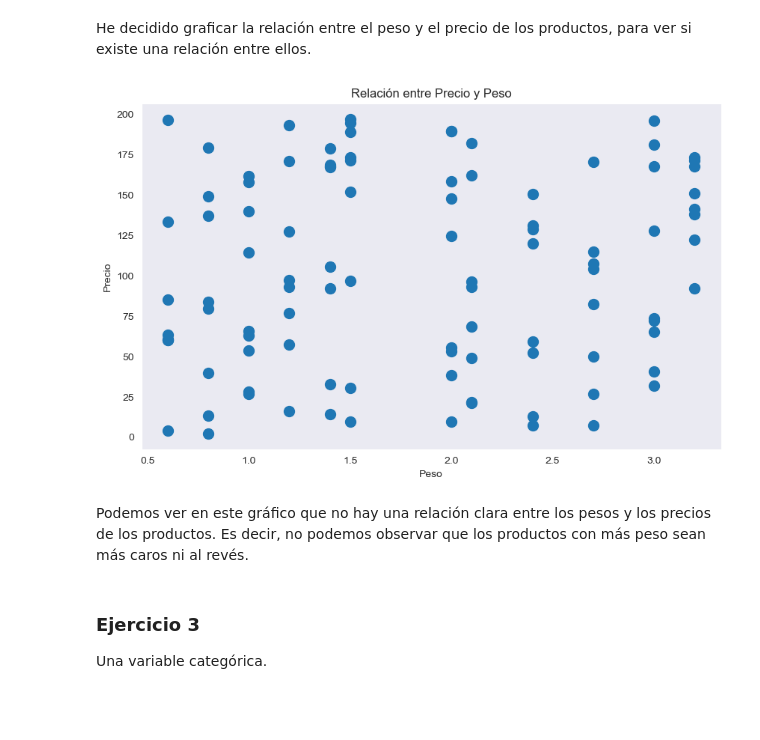
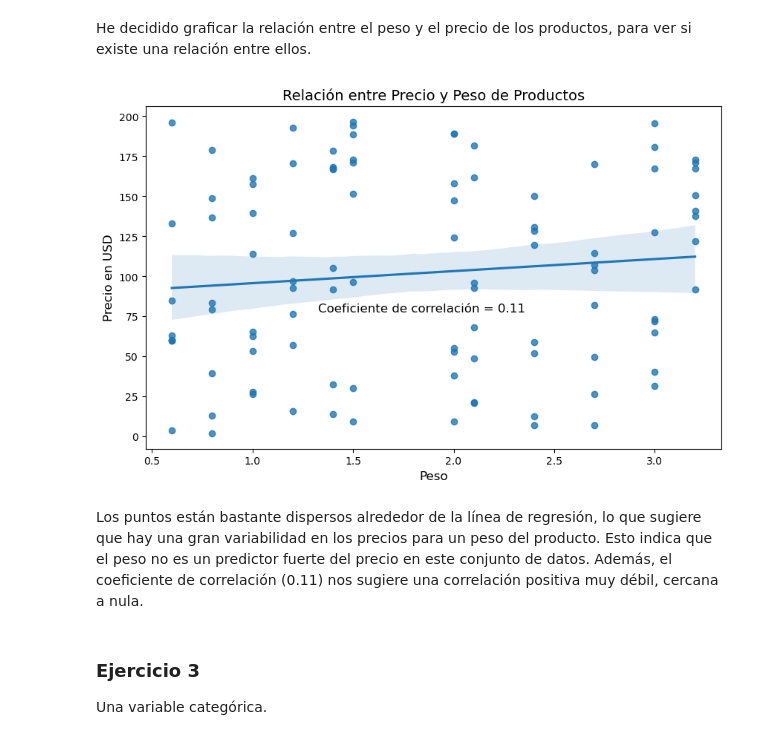
Before and after one commit to Tinilith/Curs-Data-Analytics, a Jupyter notebook: Sprint_8_1/Sprint_8_1_V5_jupyter.ipynb, the cells around one changed output. Cells and saved outputs as stored; diff of their text form; code cells hidden in the pictures; blank space fills up the shorter version.

```diff
--- a/Sprint_8_1/Sprint_8_1_V5_jupyter.ipynb
+++ b/Sprint_8_1/Sprint_8_1_V5_jupyter.ipynb
@@ -176,31 +180,32 @@ En este gráfico de barras podemos observar la cantidad de veces que se vendió
 Dues variables numèriques.
 # %% [markdown]
 He decidido graficar la relación entre el peso y el precio de los productos, para ver si existe una relación entre ellos.
-# %%
-
-# Obtenemos los datos de los campos 'precio'y 'peso'
-precio = df_products['price_usd']
-peso = df_products['weight']
-
-# Creamos un DataFrame temporal con los datos para luego poder ordenar por precio y peso
-data = pd.DataFrame({'precio': precio, 'peso': peso})
-
-# Ordenamos los datos por 'peso' y luego por 'precio'
-data = data.sort_values(by=['peso', 'precio'])
-
-# Creamos el gráfico
-plt.figure(figsize=(10, 6))
-scatter = plt.scatter(data['peso'], data['precio'], s=100)
-
-plt.xlabel('Peso')
-plt.ylabel('Precio')
-plt.title('Relación entre Precio y Peso')
-
-plt.show();
-# %% [output]
-[figure, removed]
-# %% [markdown]
-Podemos ver en este gráfico que no hay una relación clara entre los pesos y los precios de los productos. Es decir, no podemos observar que los productos con más peso sean más caros ni al revés.
+# %%
+# Importamos librerías
+#import seaborn as sns
+#import matplotlib.pyplot as plt
+
+# Graficar relación entre precio y peso con seaborn
+plt.figure(figsize=(10, 6))
+sns.regplot(x='weight', y='price_usd', data=df_products)
+
+# Calcular coeficiente de correlación usando pandas
+corr_coef = df_products['weight'].corr(df_products['price_usd'])
+
+# Colocar texto en el gráfico (coeficiente de correlación)
+plt.text(0.3, 0.4, f'Coeficiente de correlación = {corr_coef:.2f}', fontsize=12, transform=plt.gca().transAxes)
+
+# Título y etiquetas de los ejes
+plt.title('Relación entre Precio y Peso de Productos', fontsize=14)
+plt.xlabel('Peso', fontsize=12)
+plt.ylabel('Precio en USD', fontsize=12)
+
+# Mostrar el gráfico
+plt.show()
+# %% [output]
+[figure, added]
+# %% [markdown]
+Los puntos están bastante dispersos alrededor de la línea de regresión, lo que sugiere que hay una gran variabilidad en los precios para un peso del producto. Esto indica que el peso no es un predictor fuerte del precio en este conjunto de datos. Además, el coeficiente de correlación (0.11) nos sugiere una correlación positiva muy débil, cercana a nula.
 # %% [markdown]
 ### Ejercicio 3
 Una variable categórica.
```
Also changed, not shown: parts of 9 cells of this notebook, 8 other files.
